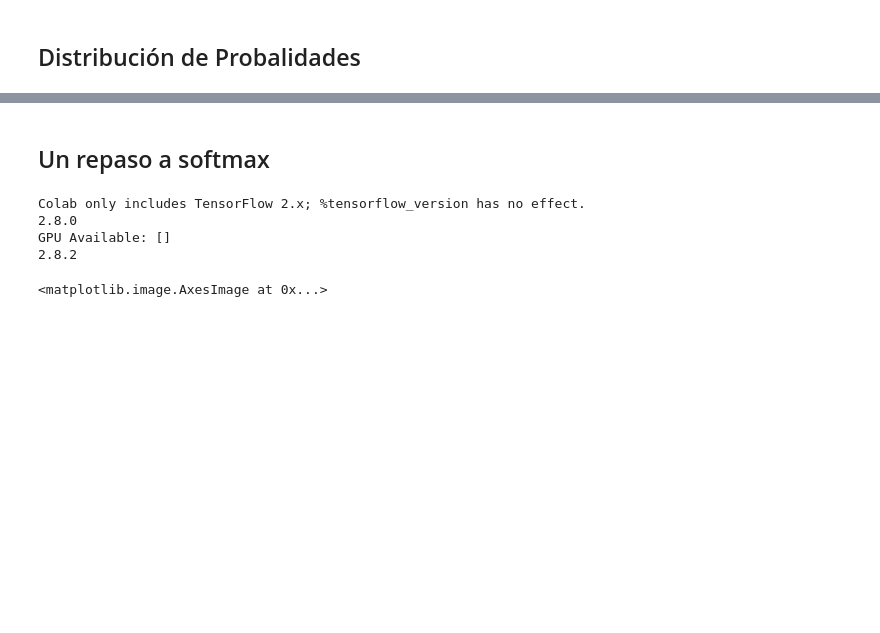
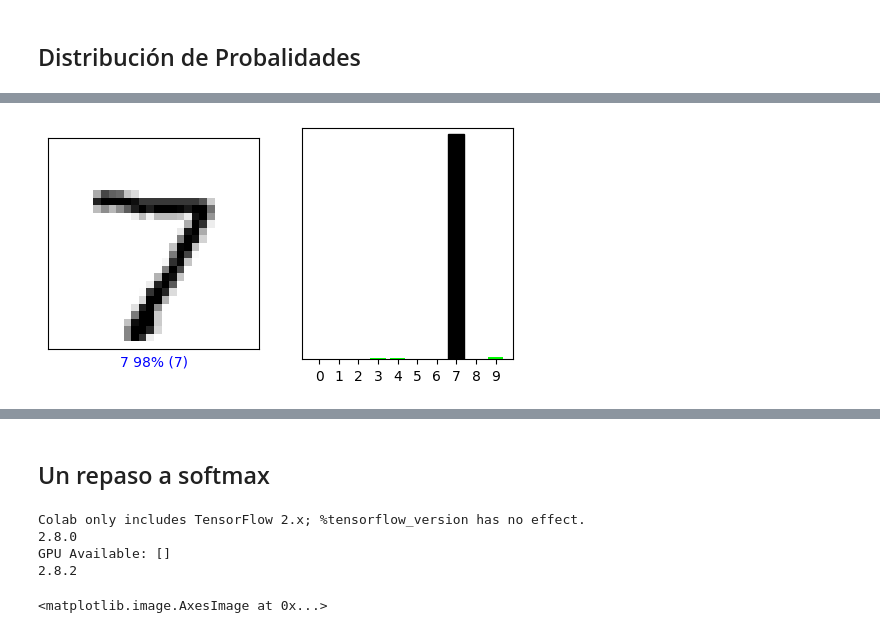
Before and after one commit to hazmelatarea/THE_CORE, a Jupyter notebook: 2 COMPUTACION NEURONAL/2_1_Un_primer_vistazo_a_una_Red_Neuronal.ipynb, the cells around one changed output, grey strips where cells are left out. Cells and saved outputs as stored; diff of their text form; code cells hidden in the pictures; blank space fills up the shorter version.

```diff
--- a/2 COMPUTACION NEURONAL/2_1_Un_primer_vistazo_a_una_Red_Neuronal.ipynb
+++ b/2 COMPUTACION NEURONAL/2_1_Un_primer_vistazo_a_una_Red_Neuronal.ipynb
@@ -629,0 +630,91 @@ for i in range(20):
+# %%
+from keras.datasets import mnist
+import numpy as np
+import matplotlib.pyplot as plt
+import itertools
+
+def plot_confusion_matrix(cm, classes,
+                          normalize=False,
+                          title='Confusion matrix',
+                          cmap=plt.cm.Blues):
+    """
+    This function prints and plots the confusion matrix.
+    Normalization can be applied by setting `normalize=True`.
+    """
+    plt.imshow(cm, interpolation='nearest', cmap=cmap)
+    plt.title(title)
+    plt.colorbar()
+    tick_marks = np.arange(len(classes))
+    plt.xticks(tick_marks, classes, rotation=45)
+    plt.yticks(tick_marks, classes)
+
+    if normalize:
+        cm = cm.astype('float') / cm.sum(axis=1)[:, np.newaxis]
+
+    thresh = cm.max() / 2.
+    for i, j in itertools.product(range(cm.shape[0]), range(cm.shape[1])):
+        plt.text(j, i, cm[i, j],
+                 horizontalalignment="center",
+                 color="white" if cm[i, j] > thresh else "black")
+
+    plt.tight_layout()
+    plt.ylabel('Observación')
+    plt.xlabel('Predicción')
+
+def plot_image(i, predictions_array, true_label, img):
+  predictions_array, true_label, img = predictions_array, true_label[i], img[i]
+  plt.grid(False)
+  plt.xticks([])
+  plt.yticks([])
+
+  plt.imshow(img, cmap=plt.cm.binary)
+
+  predicted_label = np.argmax(predictions_array)
+  if predicted_label.all() == true_label.all():
+    color = 'blue'
+  else:
+    color = 'red'
+
+  plt.xlabel("{} {:2.0f}% ({})".format(predicted_label,
+                                100*np.max(predictions_array),
+                                true_label),
+                                color=color)
+
+def plot_value_array(i, predictions_array, true_label):
+  predictions_array, true_label = predictions_array, true_label[i]
+  plt.grid(False)
+  plt.xticks(range(10))
+  plt.yticks([])
+  thisplot = plt.bar(range(10), predictions_array, color="#00FF00")
+  plt.ylim([0, 1])
+  predicted_label = np.argmax(predictions_array)
+
+  thisplot[predicted_label].set_color('red')
+  thisplot[true_label].set_color('black')
+
+# Load the dataset again to get original labels and images for plotting
+(x_train_orig, y_train_orig), (test_images_orig, test_labels_orig) = mnist.load_data()
+
+# Reshape and normalize test images for prediction (as done for training)
+test_images_for_prediction = test_images_orig.reshape((10000, 28 * 28))
+test_images_for_prediction = test_images_for_prediction.astype('float32') / 255
+
+# Convert test_labels to one-hot encoding for evaluation (if needed by network.evaluate)
+# However, the plot_image function expects integer labels for comparison
+# So we will use test_labels_orig for plotting
+
+# Make predictions using the trained network
+predictions = network.predict(test_images_for_prediction)
+
+# Now, use the original test_images (28x28) and test_labels_orig for plotting
+# The network object is from the previous cell, it holds the trained model.
+for i in range(20):
+  plt.figure(figsize=(6,3))
+  plt.subplot(1,2,1)
+  # Pass test_images_orig (28x28) and test_labels_orig (integer) to the plot functions
+  plot_image(i, predictions[i], test_labels_orig, test_images_orig)
+  plt.subplot(1,2,2)
+  plot_value_array(i, predictions[i],  test_labels_orig)
+  plt.show()
+  plt.clf()
+# %% [output]
@@ -629,0 +722 @@ for i in range(20):
+[figure, added]
```
Also changed, not shown: parts of 14 cells of this notebook.
